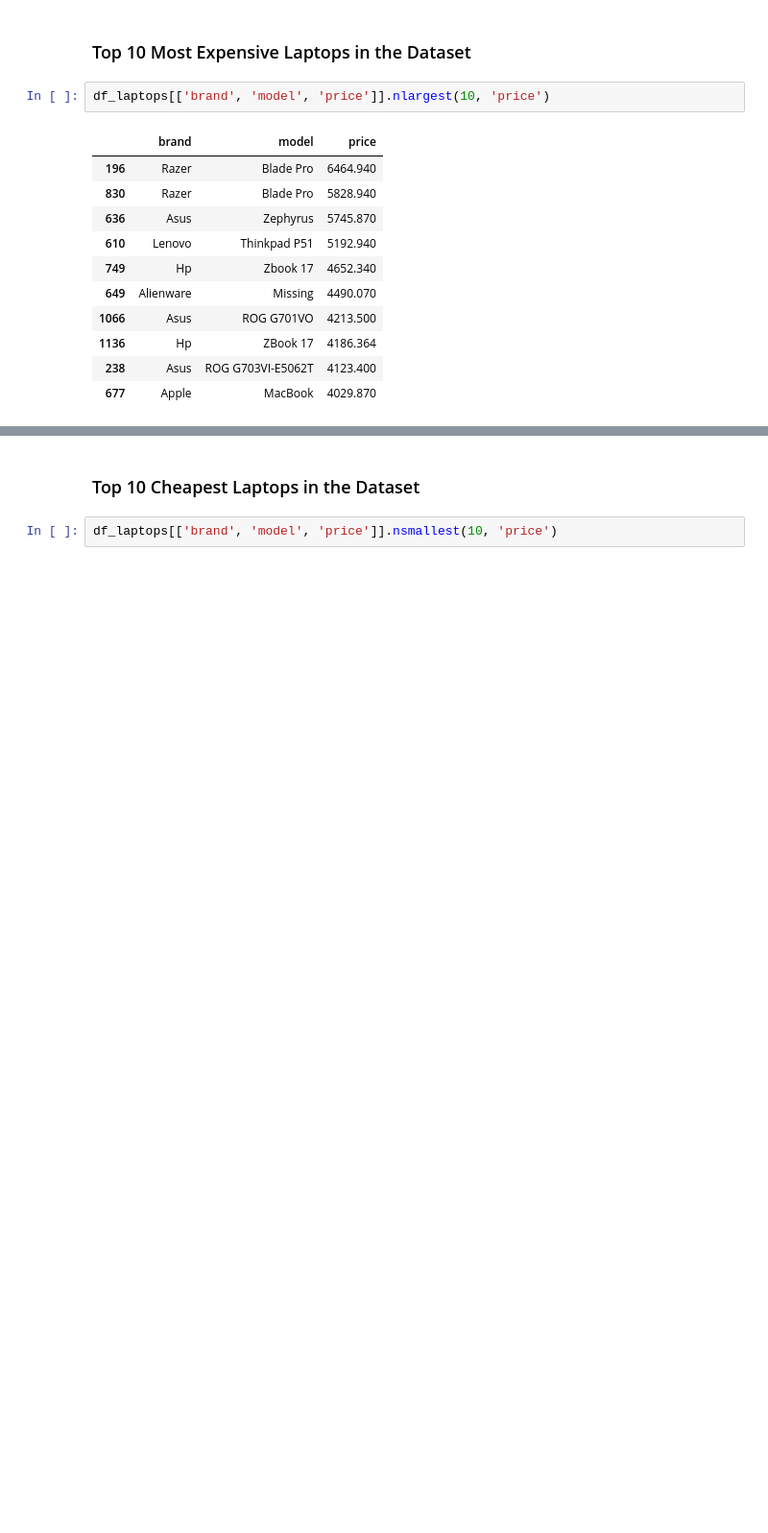
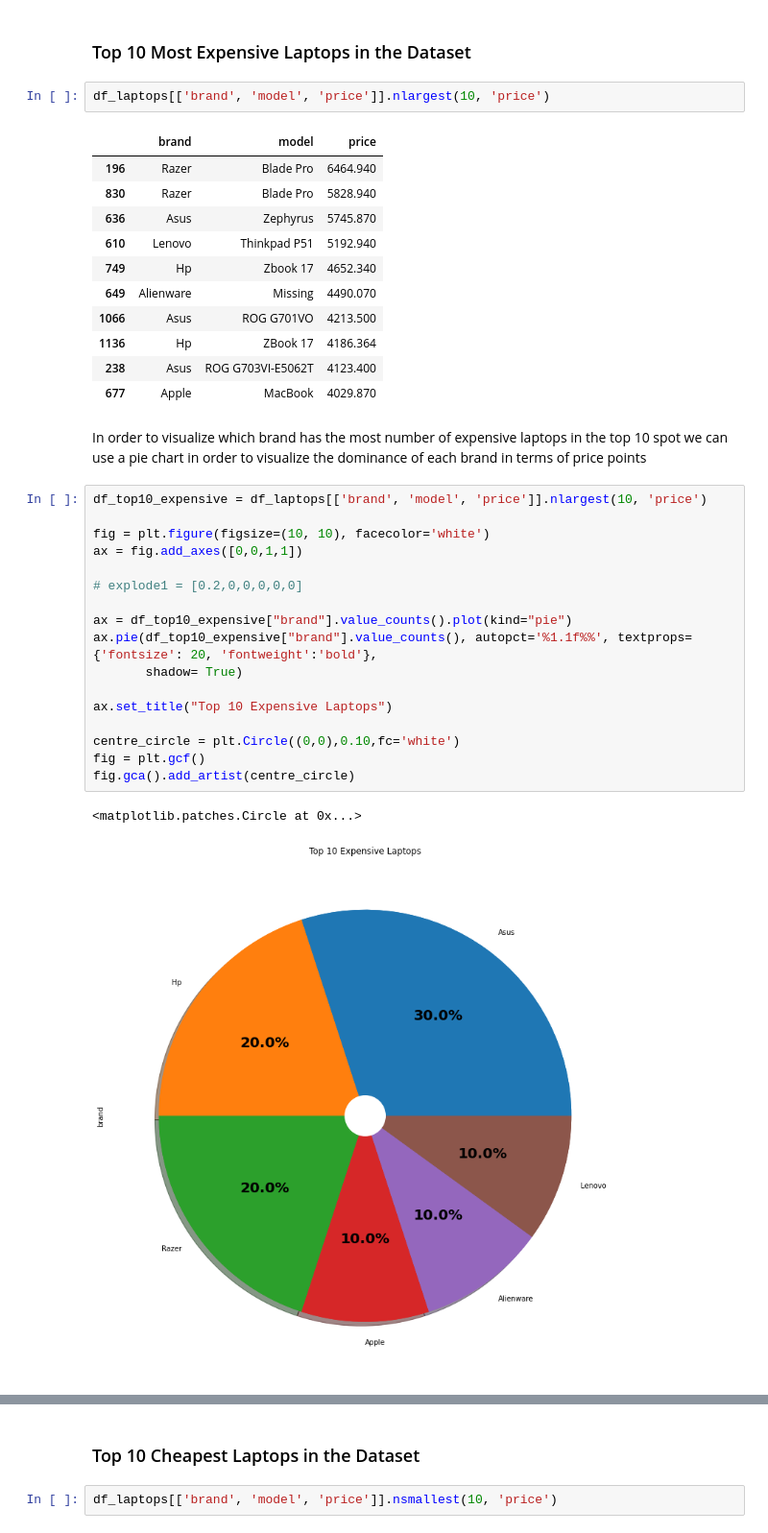
Before and after one commit to jason-9601/DATAPRE-Final, a Jupyter notebook: DATAPRE Final.ipynb, the cells around one changed output, grey strips where cells are left out. Shown at 96% size. Drawn from its saved outputs; the diff is of its cells as text; blank space fills up the shorter version.

Commit message:
Added Pie Charts for Top 10

```diff
--- a/DATAPRE Final.ipynb
+++ b/DATAPRE Final.ipynb
@@ -575,3 +575,25 @@ df_laptops[['brand', 'model', 'price']].nlargest(10, 'price')
 | 1136 | Hp | ZBook 17 | 4186.364 |
 | 238 | Asus | ROG G703VI-E5062T | 4123.400 |
 | 677 | Apple | MacBook | 4029.870 |
+# %% [markdown]
+In order to visualize which brand has the most number of expensive laptops in the top 10 spot we can use a pie chart in order to visualize the dominance of each brand in terms of price points
+# %%
+df_top10_expensive = df_laptops[['brand', 'model', 'price']].nlargest(10, 'price')
+
+fig = plt.figure(figsize=(10, 10), facecolor='white')
+ax = fig.add_axes([0,0,1,1])
+
+# explode1 = [0.2,0,0,0,0,0]
+
+ax = df_top10_expensive["brand"].value_counts().plot(kind="pie")
+ax.pie(df_top10_expensive["brand"].value_counts(), autopct='%1.1f%%', textprops={'fontsize': 20, 'fontweight':'bold'},
+       shadow= True)
+
+ax.set_title("Top 10 Expensive Laptops")
+
+centre_circle = plt.Circle((0,0),0.10,fc='white')
+fig = plt.gcf()
+fig.gca().add_artist(centre_circle)
+# %% [output]
+<matplotlib.patches.Circle at 0x...>
+[figure, added]
```
Also changed, not shown: parts of 17 cells of this notebook.
